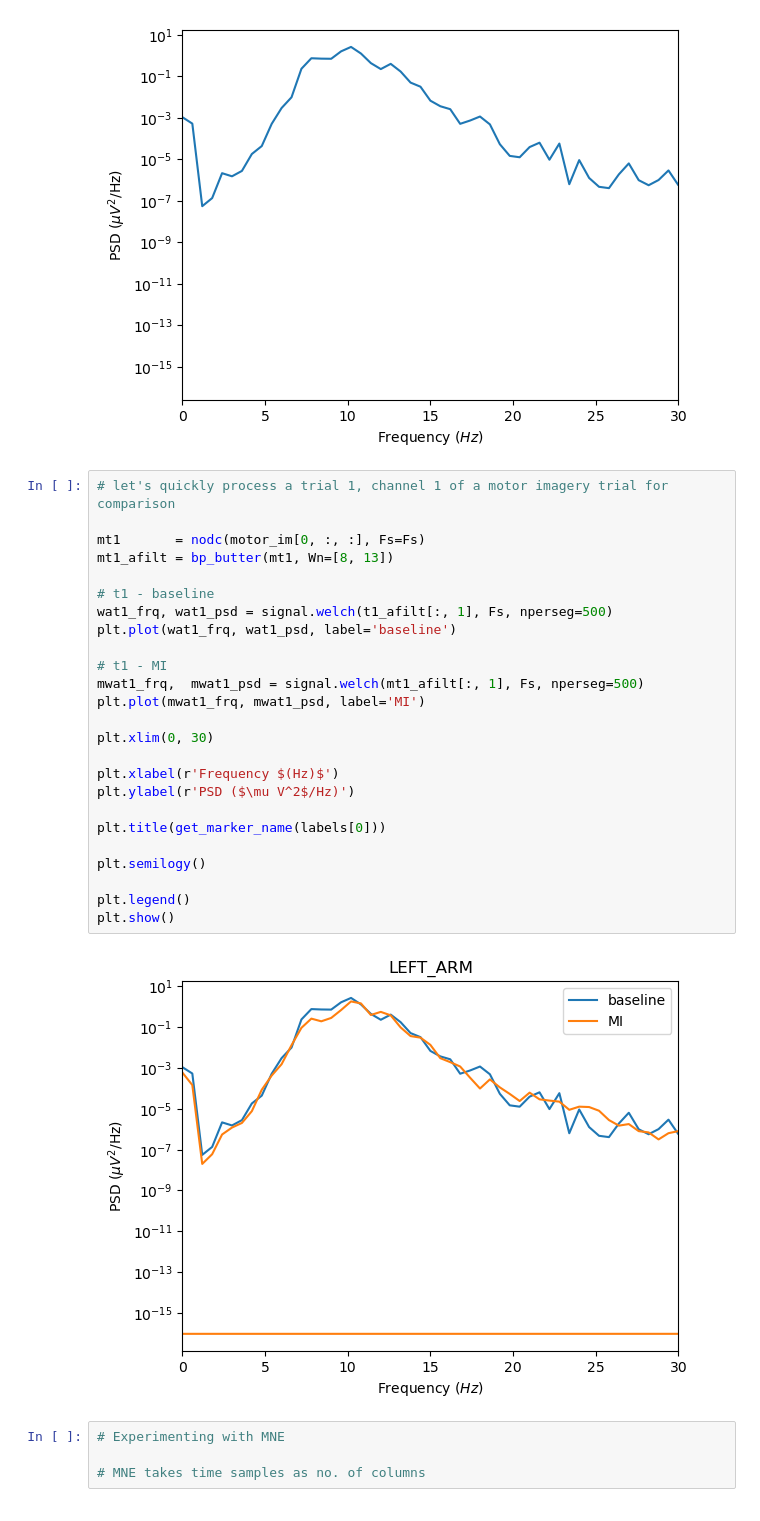
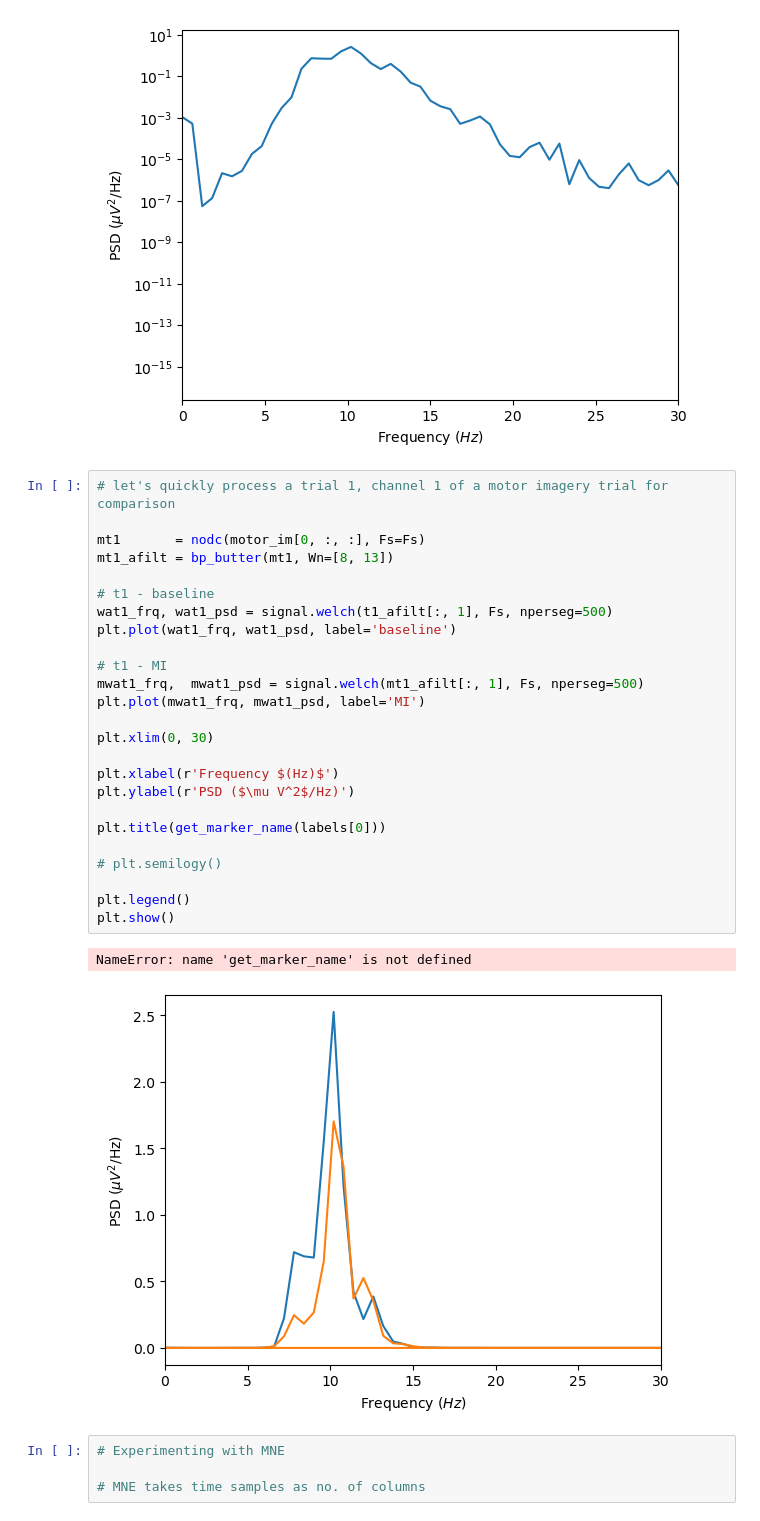
Before and after one commit to Ereasai/EEGTetris, a Jupyter notebook: dc/dsg_exp.ipynb, the cells around one changed output. Cells and saved outputs as stored; diff of their text form.

```diff
--- a/dc/dsg_exp.ipynb
+++ b/dc/dsg_exp.ipynb
@@ -325,30 +324,31 @@ plt.show()
 # %%
 # let's quickly process a trial 1, channel 1 of a motor imagery trial for comparison
 
 mt1       = nodc(motor_im[0, :, :], Fs=Fs)
 mt1_afilt = bp_butter(mt1, Wn=[8, 13])
 
 # t1 - baseline
 wat1_frq, wat1_psd = signal.welch(t1_afilt[:, 1], Fs, nperseg=500)
 plt.plot(wat1_frq, wat1_psd, label='baseline')
 
 # t1 - MI
 mwat1_frq,  mwat1_psd = signal.welch(mt1_afilt[:, 1], Fs, nperseg=500)
 plt.plot(mwat1_frq, mwat1_psd, label='MI')
 
 plt.xlim(0, 30)
 
 plt.xlabel(r'Frequency $(Hz)$')
 plt.ylabel(r'PSD ($\mu V^2$/Hz)')
 
 plt.title(get_marker_name(labels[0]))
 
-plt.semilogy()
+# plt.semilogy()
 
 plt.legend()
 plt.show()
 # %% [output]
+NameError: name 'get_marker_name' is not defined
-[figure, old version]
+[figure, new version]
 # %%
 # Experimenting with MNE
 
```
Also changed, not shown: parts of 2 cells of this notebook, 4 other files.
